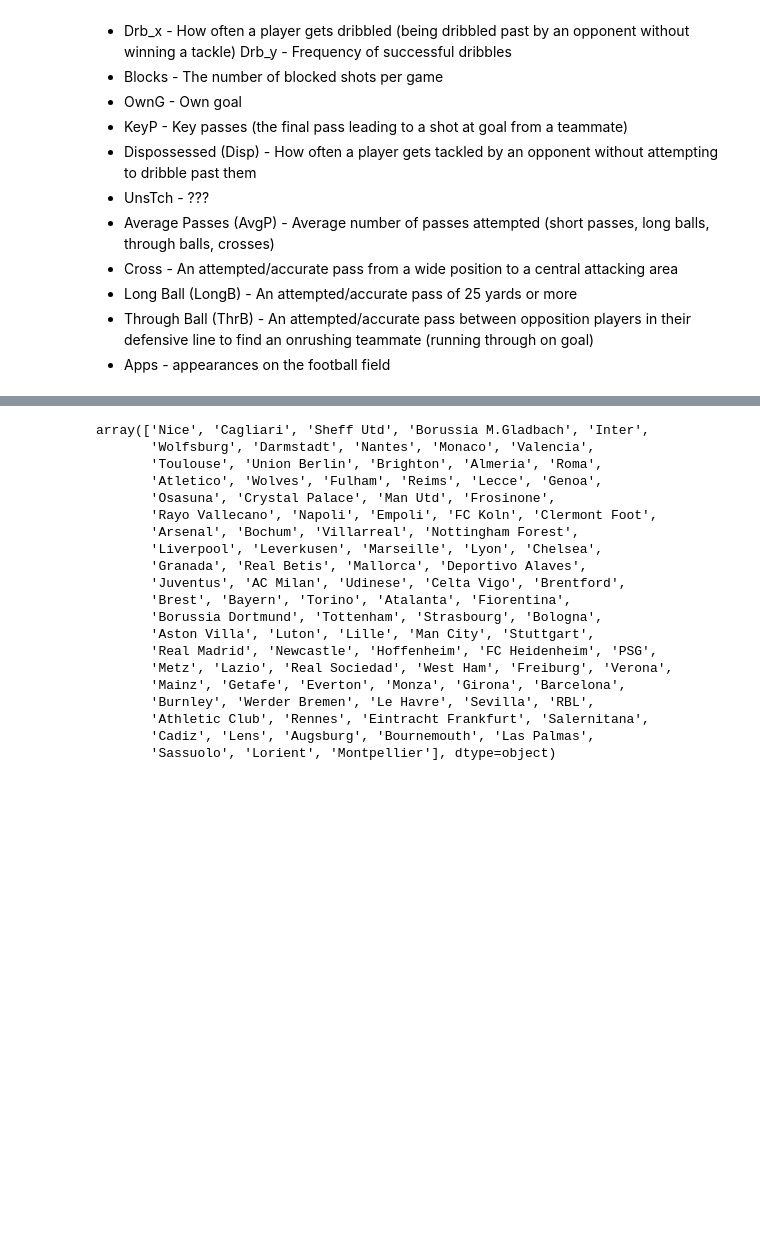
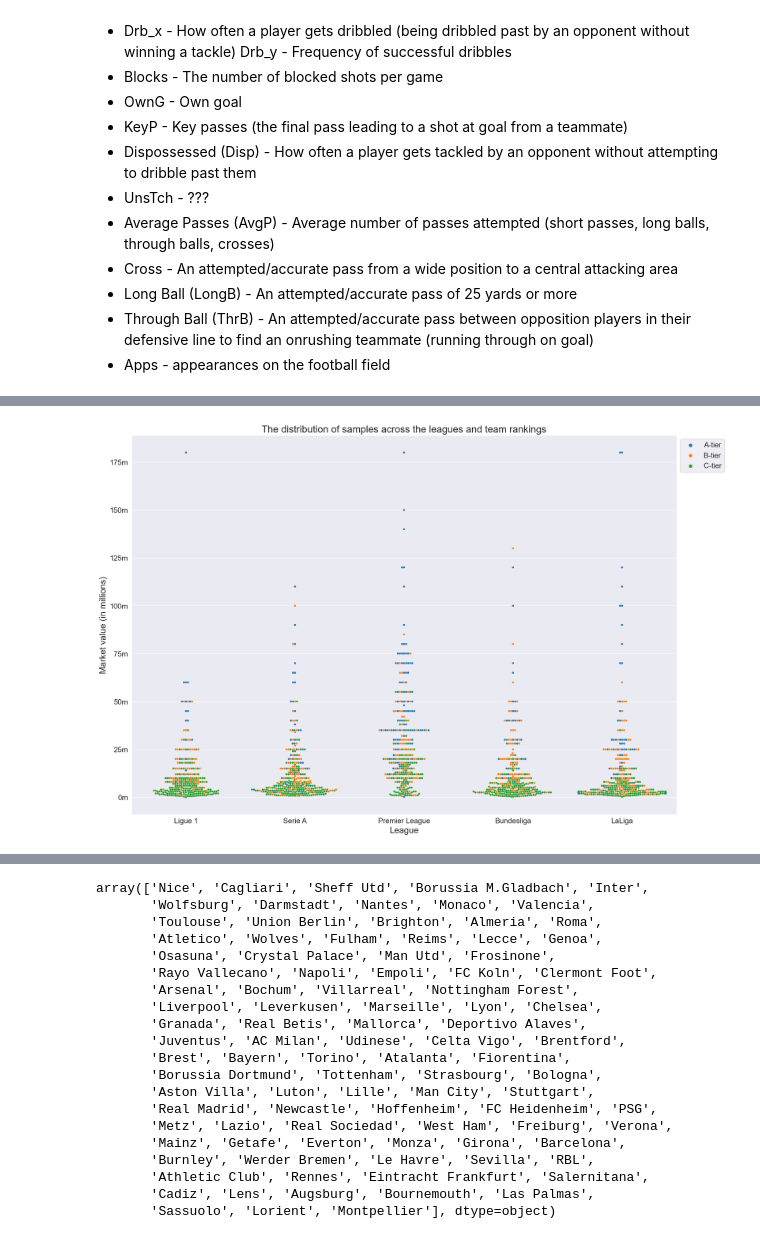
Before and after one commit to MorShow/players-market-value-prediction, a Jupyter notebook: project.ipynb, the cells around one changed output, grey strips where cells are left out. Cells and saved outputs as stored; diff of their text form; code cells hidden in the pictures; blank space fills up the shorter version.

```diff
--- a/project.ipynb
+++ b/project.ipynb
@@ -204,0 +274,22 @@ all_data['League'] = all_data['Team'].map(FOOTBALL_LEAGUES_MAPPING)
+# %%
+fig, ax = plt.subplots(figsize=(20, 14))
+
+sns.swarmplot(all_data,
+              x='League',
+              y='Value',
+              size=4,
+              hue='Team_rank',
+              hue_order=order_rank,
+              ax=ax)
+
+ax.set_title('The distribution of samples across the leagues and team rankings', fontsize=20)
+ax.set_yticks(ticks=[0, 0.25e8, 0.5e8, 0.75e8, 1e8, 1.25e8, 1.5e8, 1.75e8],
+                 labels=['0m', '25m', '50m', '75m', '100m', '125m', '150m', '175m'])
+ax.set_ylabel('Market value (in millions)', fontsize=18)
+ax.xaxis.label.set_size(18)
+ax.tick_params(axis='both', which='major', labelsize=15)
+ax.legend(bbox_to_anchor=(1, 1), loc=2, fontsize=15)
+
+plt.show()
+# %% [output]
+[figure, added]
```
Also changed, not shown: parts of 38 cells of this notebook.
